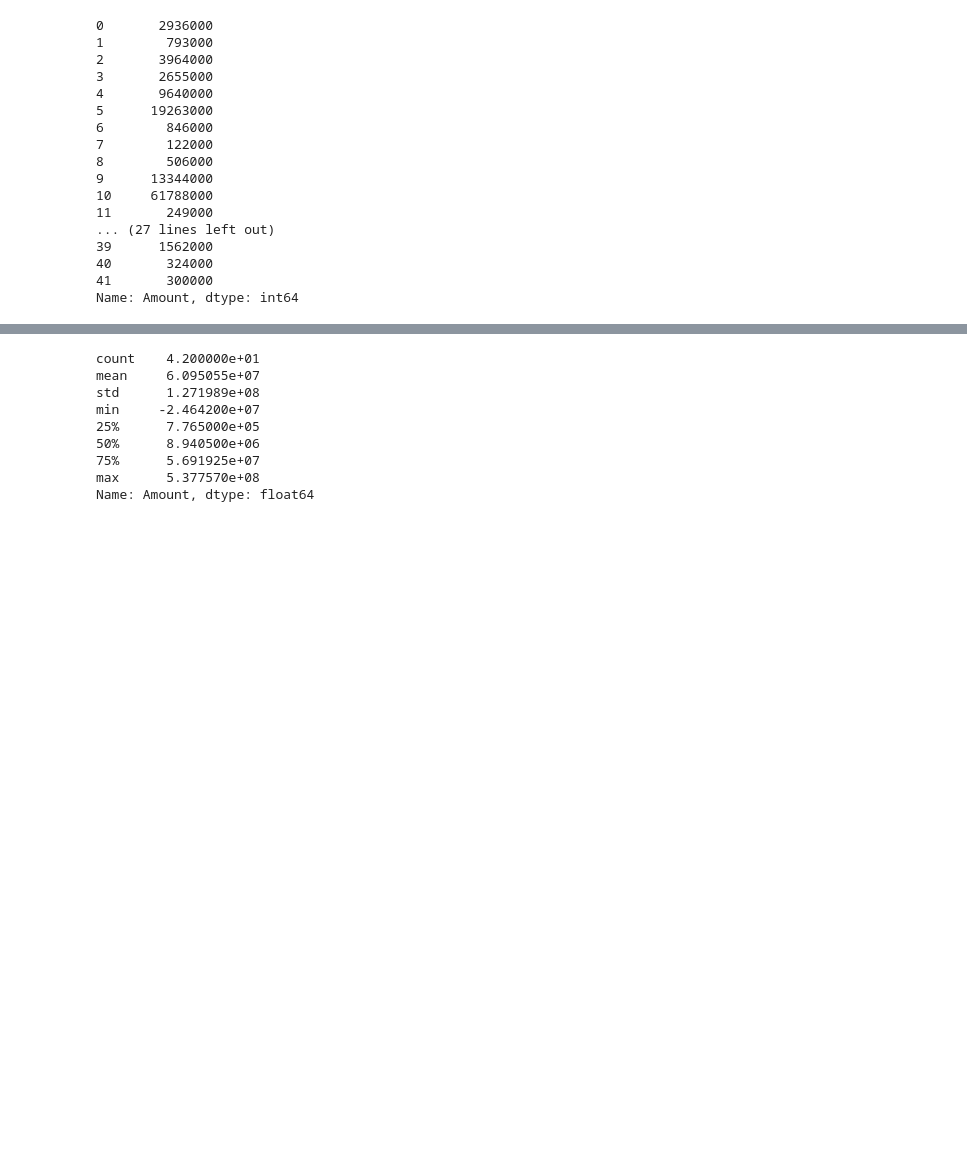
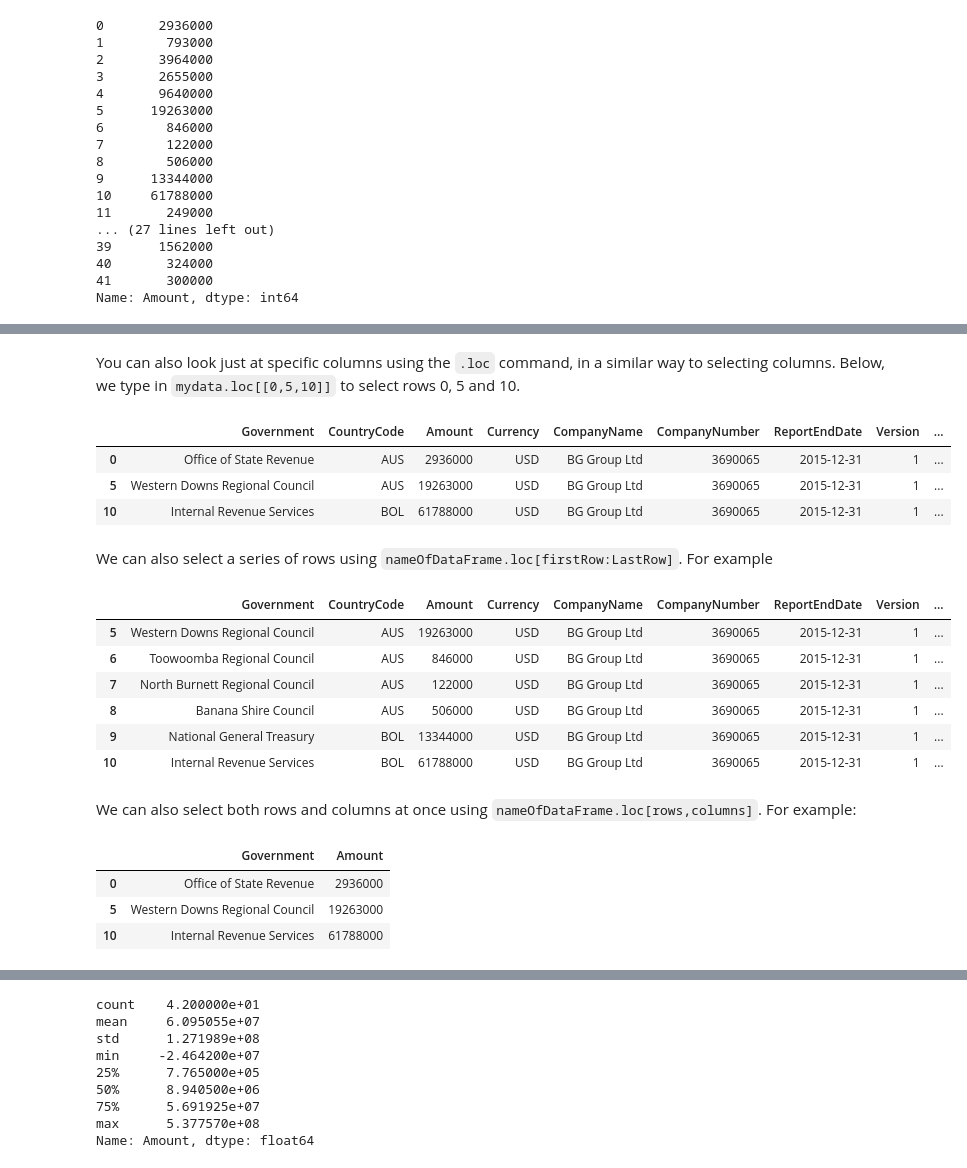
Before and after one commit to yanoak/data-extractors-tutorials, a Jupyter notebook: python-for-extractives/01_Intro_to_Python/Intro_to_Python.ipynb, the cells around one changed output, grey strips where cells are left out. Drawn from its saved outputs; the diff is of its cells as text; code cells hidden in the pictures; blank space fills up the shorter version.

```diff
--- a/python-for-extractives/01_Intro_to_Python/Intro_to_Python.ipynb
+++ b/python-for-extractives/01_Intro_to_Python/Intro_to_Python.ipynb
@@ -157,0 +219,30 @@ Name: Amount, dtype: int64
+# %% [markdown]
+You can also look just at specific columns using the `.loc` command, in a similar way to selecting columns. Below, we type in `mydata.loc[[0,5,10]]` to select rows 0, 5 and 10.
+# %%
+mydata.loc[[0,5,10]]
+# %% [output]
+|  | Government | CountryCode | Amount | Currency | CompanyName | CompanyNumber | ReportEndDate | Version | ... |
+| 0 | Office of State Revenue | AUS | 2936000 | USD | BG Group Ltd | 3690065 | 2015-12-31 | 1 | ... |
+| 5 | Western Downs Regional Council | AUS | 19263000 | USD | BG Group Ltd | 3690065 | 2015-12-31 | 1 | ... |
+| 10 | Internal Revenue Services | BOL | 61788000 | USD | BG Group Ltd | 3690065 | 2015-12-31 | 1 | ... |
+# %% [markdown]
+We can also select a series of rows using `nameOfDataFrame.loc[firstRow:LastRow]`. For example
+# %%
+mydata.loc[5:10]
+# %% [output]
+|  | Government | CountryCode | Amount | Currency | CompanyName | CompanyNumber | ReportEndDate | Version | ... |
+| 5 | Western Downs Regional Council | AUS | 19263000 | USD | BG Group Ltd | 3690065 | 2015-12-31 | 1 | ... |
+| 6 | Toowoomba Regional Council | AUS | 846000 | USD | BG Group Ltd | 3690065 | 2015-12-31 | 1 | ... |
+| 7 | North Burnett Regional Council | AUS | 122000 | USD | BG Group Ltd | 3690065 | 2015-12-31 | 1 | ... |
+| 8 | Banana Shire Council | AUS | 506000 | USD | BG Group Ltd | 3690065 | 2015-12-31 | 1 | ... |
+| 9 | National General Treasury | BOL | 13344000 | USD | BG Group Ltd | 3690065 | 2015-12-31 | 1 | ... |
+| 10 | Internal Revenue Services | BOL | 61788000 | USD | BG Group Ltd | 3690065 | 2015-12-31 | 1 | ... |
+# %% [markdown]
+We can also select both rows and columns at once using `nameOfDataFrame.loc[rows,columns]`. For example:
+# %%
+mydata.loc[[0,5,10],["Government","Amount"]]
+# %% [output]
+|  | Government | Amount |
+| 0 | Office of State Revenue | 2936000 |
+| 5 | Western Downs Regional Council | 19263000 |
+| 10 | Internal Revenue Services | 61788000 |
```
Also changed, not shown: parts of 31 cells of this notebook.
